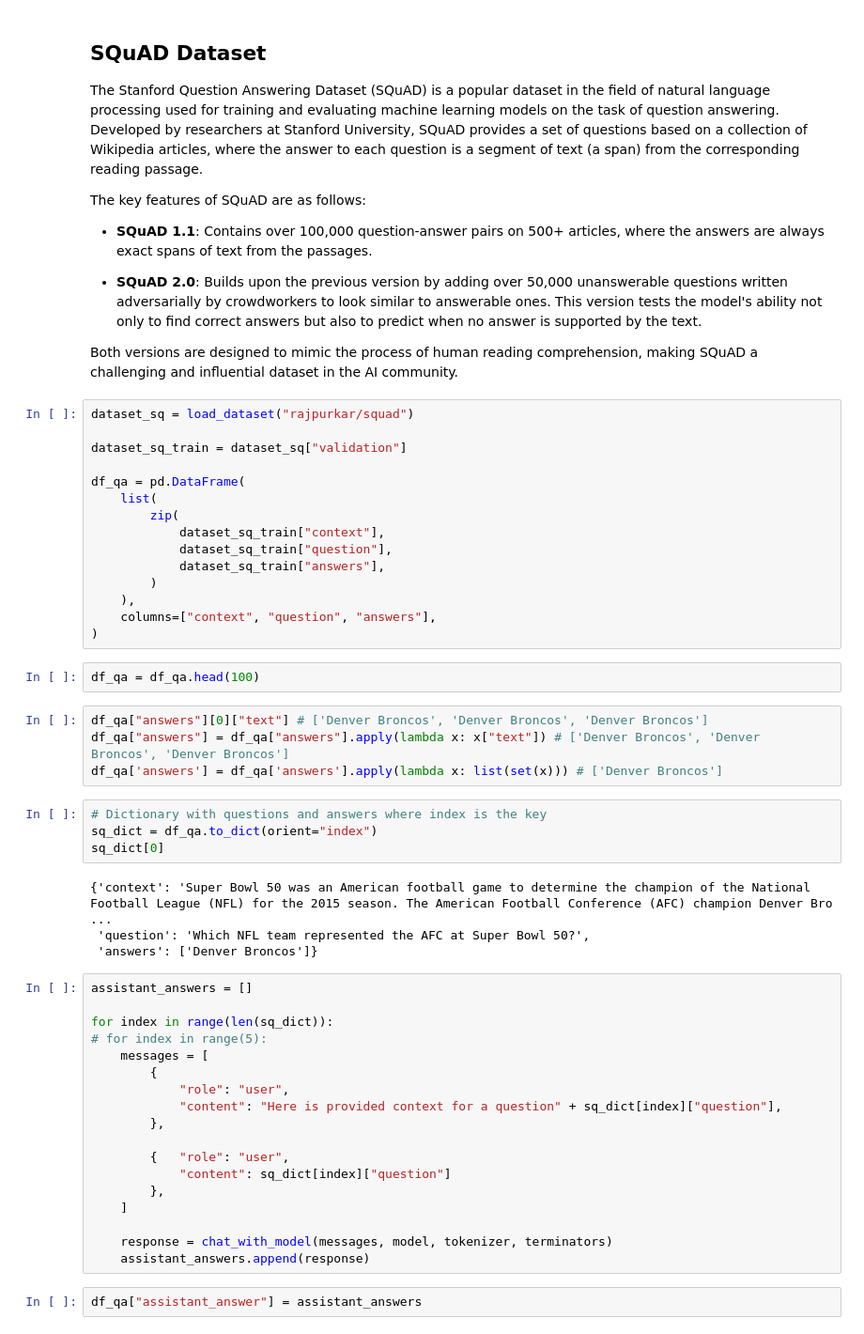
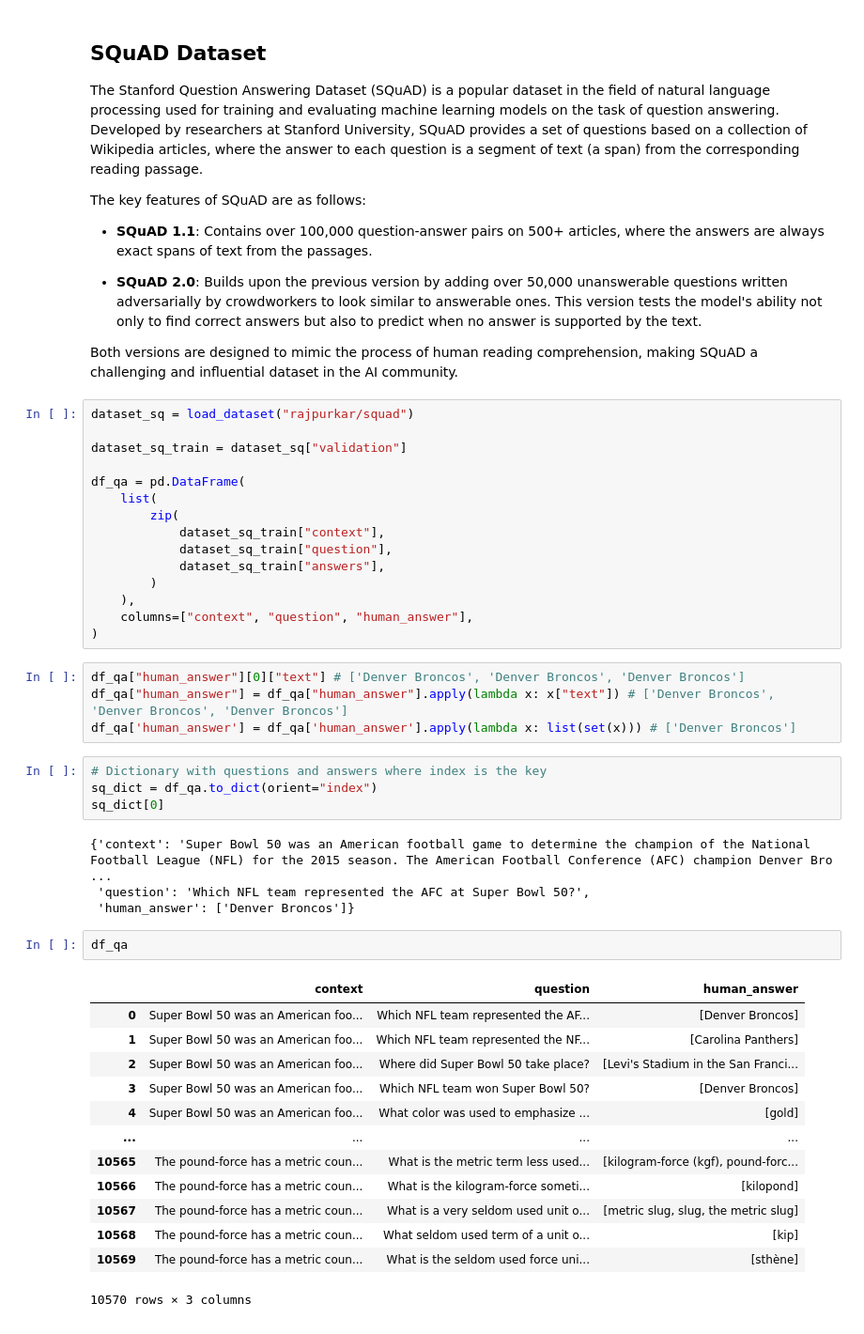
Before and after one commit to alessandrom10/OpenAssistant-Guanaco, a Jupyter notebook: guanaco.ipynb, the cells around one changed output. Shown at 94% size. Cells and saved outputs as stored; diff of their text form.

```diff
--- a/guanaco.ipynb
+++ b/guanaco.ipynb
@@ -1426,14 +1447,12 @@ df_qa = pd.DataFrame(
             dataset_sq_train["answers"],
         )
     ),
-    columns=["context", "question", "answers"],
+    columns=["context", "question", "human_answer"],
 )
-# %%
-df_qa = df_qa.head(100)
 # %%
-df_qa["answers"][0]["text"] # ['Denver Broncos', 'Denver Broncos', 'Denver Broncos']
-df_qa["answers"] = df_qa["answers"].apply(lambda x: x["text"]) # ['Denver Broncos', 'Denver Broncos', 'Denver Broncos']
-df_qa['answers'] = df_qa['answers'].apply(lambda x: list(set(x))) # ['Denver Broncos']
+df_qa["human_answer"][0]["text"] # ['Denver Broncos', 'Denver Broncos', 'Denver Broncos']
+df_qa["human_answer"] = df_qa["human_answer"].apply(lambda x: x["text"]) # ['Denver Broncos', 'Denver Broncos', 'Denver Broncos']
+df_qa['human_answer'] = df_qa['human_answer'].apply(lambda x: list(set(x))) # ['Denver Broncos']
 # %%
 # Dictionary with questions and answers where index is the key
 sq_dict = df_qa.to_dict(orient="index")
@@ -1441,24 +1460,20 @@ sq_dict[0]
 # %% [output]
 {'context': 'Super Bowl 50 was an American football game to determine the champion of the National Football League (NFL) for the 2015 season. The American Football Conference (AFC) champion Denver Bro ...
  'question': 'Which NFL team represented the AFC at Super Bowl 50?',
- 'answers': ['Denver Broncos']}
+ 'human_answer': ['Denver Broncos']}
-# %%
-assistant_answers = []
-
-for index in range(len(sq_dict)):
-# for index in range(5):
-    messages = [
-        {
-            "role": "user",
-            "content": "Here is provided context for a question" + sq_dict[index]["question"],
-        },
-
-        {   "role": "user",
-            "content": sq_dict[index]["question"]
-        },
-    ]
-
-    response = chat_with_model(messages, model, tokenizer, terminators)
-    assistant_answers.append(response)
 # %%
-df_qa["assistant_answer"] = assistant_answers
+df_qa
+# %% [output]
+|  | context | question | human_answer |
+| 0 | Super Bowl 50 was an American foo... | Which NFL team represented the AF... | [Denver Broncos] |
+| 1 | Super Bowl 50 was an American foo... | Which NFL team represented the NF... | [Carolina Panthers] |
+| 2 | Super Bowl 50 was an American foo... | Where did Super Bowl 50 take place? | [Levi's Stadium in the San Franci... |
+| 3 | Super Bowl 50 was an American foo... | Which NFL team won Super Bowl 50? | [Denver Broncos] |
+| 4 | Super Bowl 50 was an American foo... | What color was used to emphasize ... | [gold] |
+| ... | ... | ... | ... |
+| 10565 | The pound-force has a metric coun... | What is the metric term less used... | [kilogram-force (kgf), pound-forc... |
+| 10566 | The pound-force has a metric coun... | What is the kilogram-force someti... | [kilopond] |
+| 10567 | The pound-force has a metric coun... | What is a very seldom used unit o... | [metric slug, slug, the metric slug] |
+| 10568 | The pound-force has a metric coun... | What seldom used term of a unit o... | [kip] |
+| 10569 | The pound-force has a metric coun... | What is the seldom used force uni... | [sthène] |
+10570 rows × 3 columns
```
Also changed, not shown: parts of 17 cells of this notebook.
